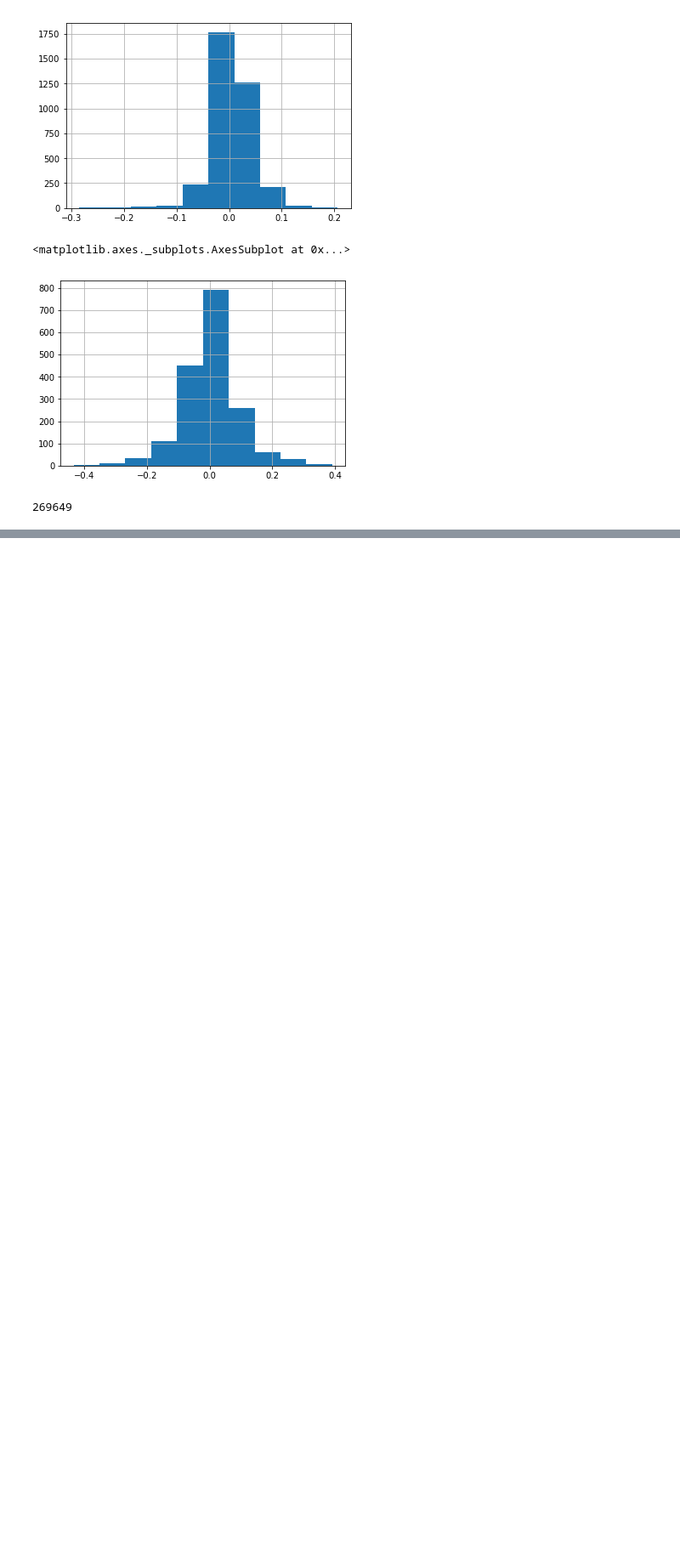
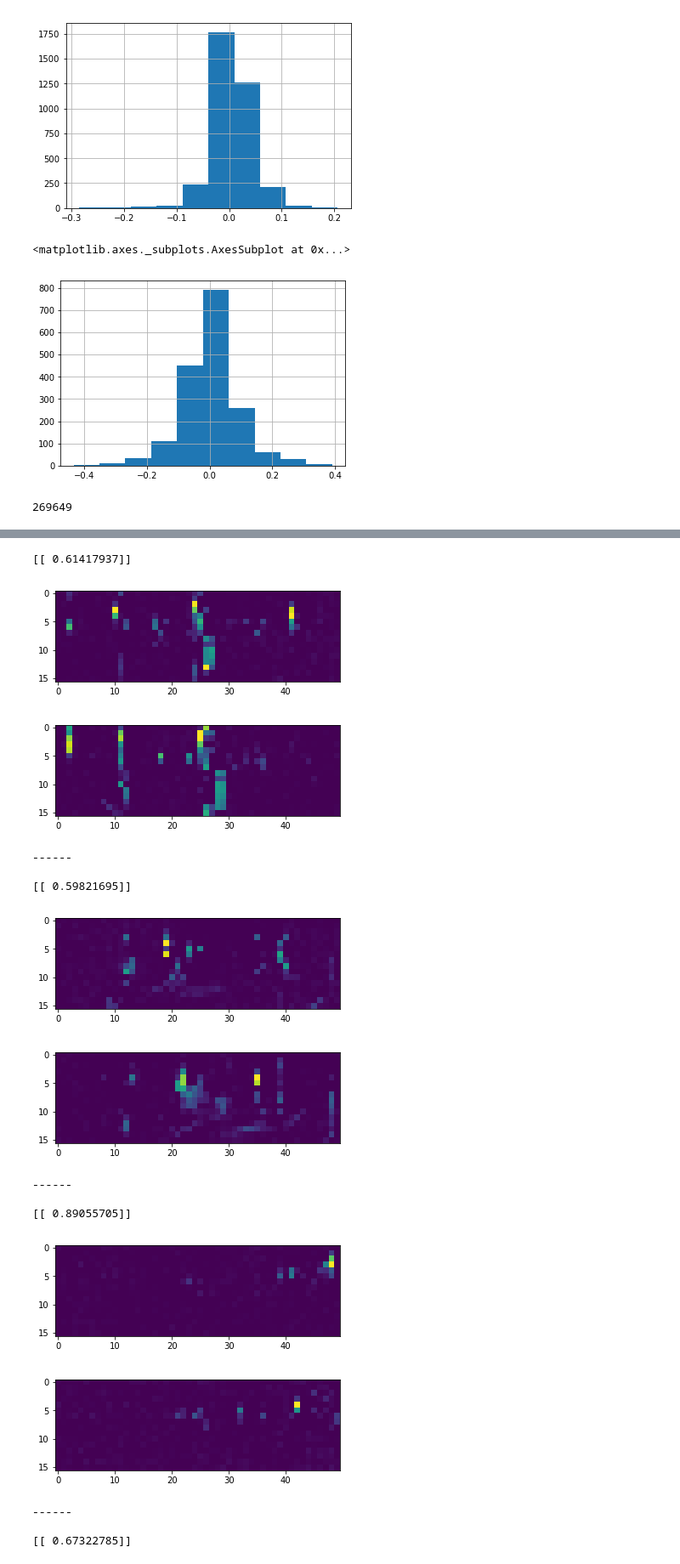
Before and after one commit to ZackAkil/robo-videographer-app, a Jupyter notebook: machine_learning/5# Augment data for big re-train .ipynb, the cells around one changed output, grey strips where cells are left out. Shown at 85% size. Saved outputs shown, nothing was run; the diff lists cells and outputs as text; code cells hidden in the pictures; blank space fills up the shorter version.

```diff
--- a/machine_learning/5# Augment data for big re-train .ipynb
+++ b/machine_learning/5# Augment data for big re-train .ipynb
@@ -235,0 +245,30 @@ chron_model.count_params()
+# %%
+for i,f in enumerate(X_test[:100:20]):
+    img = f.reshape([2, 16, 50])
+    print(chron_model.predict( add_1 (add_1(f),True) ))
+    plt.imshow(img[0])
+    plt.show()
+
+    plt.imshow(img[1])
+    plt.show()
+
+    imsave(arr=img[0],name='test seq images/{0}_0.png'.format(i))
+    imsave(arr=img[1],name='test seq images/{0}_1.png'.format(i))
+    print('------\n')
+# %% [output]
+[[ 0.61417937]]
+[figure, added]
+[figure, added]
+------
+
+[[ 0.59821695]]
+[figure, added]
+[figure, added]
+------
+
+[[ 0.89055705]]
+[figure, added]
+[figure, added]
+------
+
+[[ 0.67322785]]
```
Also changed, not shown: parts of 5 cells of this notebook, 22 other files.
